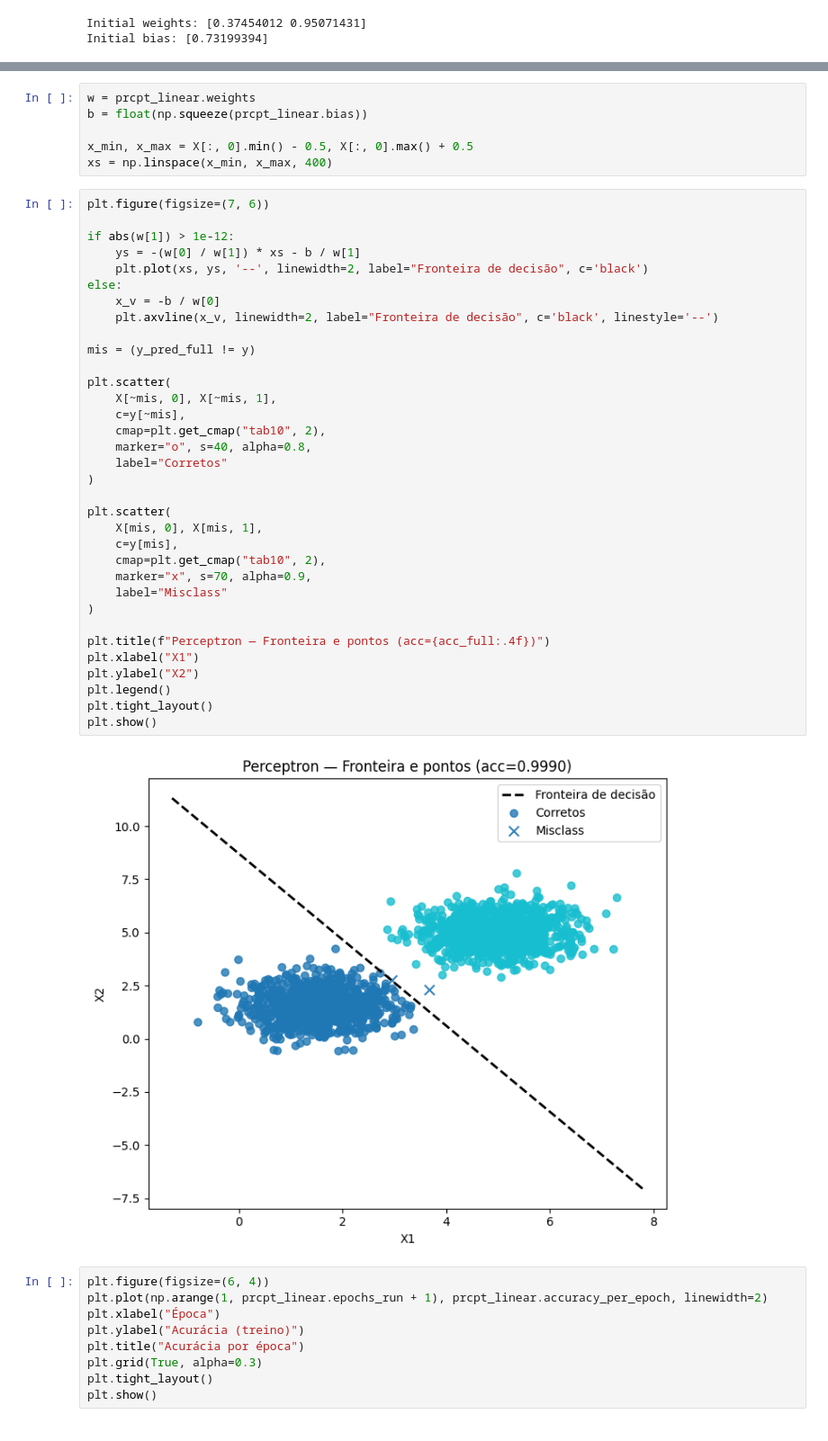
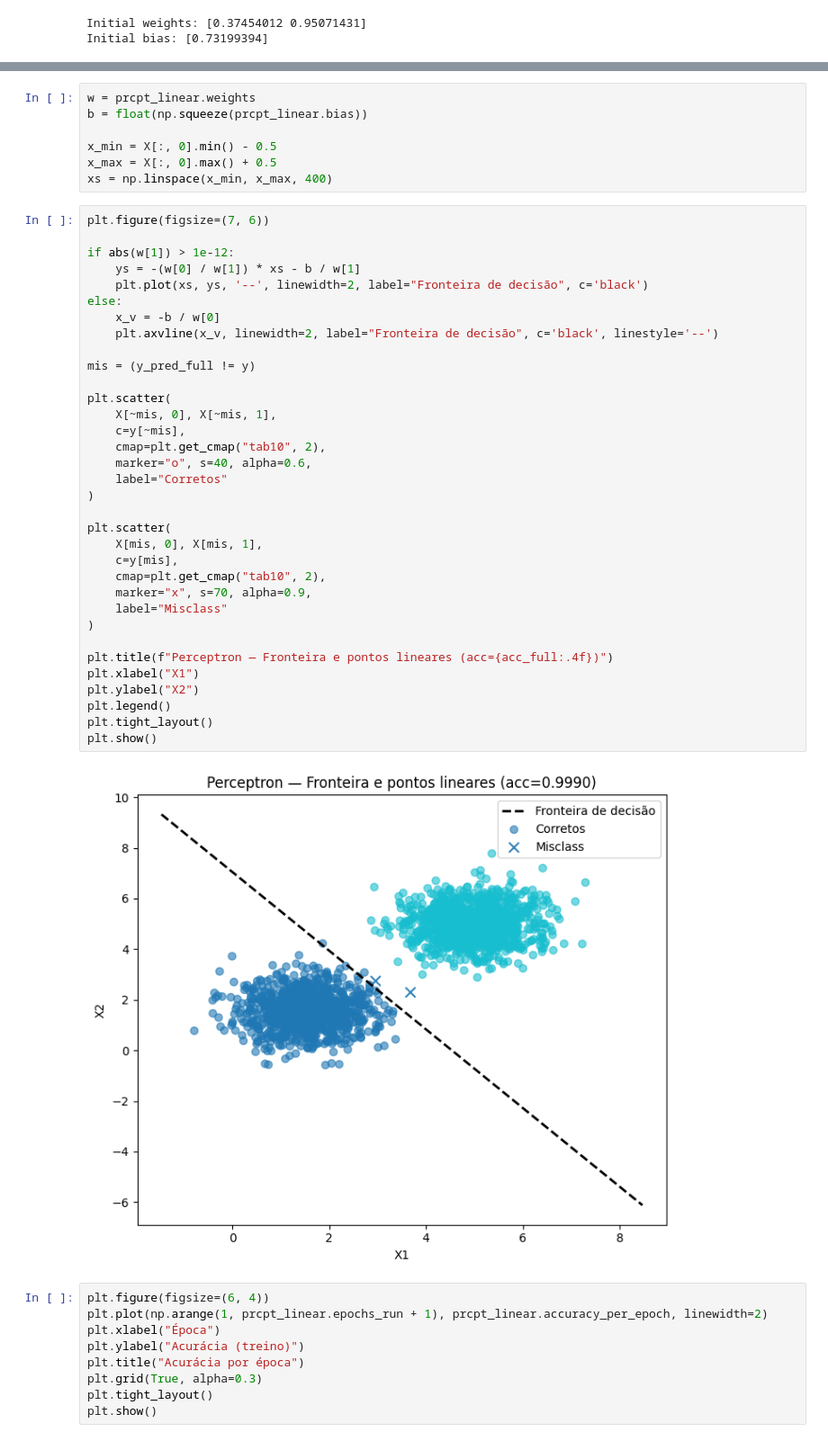
Before and after one commit to luccagkao/documentation.neural_networks, a Jupyter notebook: docs/exercicios/perceptron/perceptron.ipynb, the cells around one changed output, grey strips where cells are left out. Shown at 90% size. Drawn from its saved outputs; the diff is of its cells as text.

```diff
--- a/docs/exercicios/perceptron/perceptron.ipynb
+++ b/docs/exercicios/perceptron/perceptron.ipynb
@@ -82,7 +256,8 @@ Acurácia no dataset completo: 0.999
 w = prcpt_linear.weights
 b = float(np.squeeze(prcpt_linear.bias))
 
-x_min, x_max = X[:, 0].min() - 0.5, X[:, 0].max() + 0.5
+x_min = X[:, 0].min() - 0.5
+x_max = X[:, 0].max() + 0.5
 xs = np.linspace(x_min, x_max, 400)
 # %%
 plt.figure(figsize=(7, 6))
@@ -90,36 +265,36 @@ plt.figure(figsize=(7, 6))
 if abs(w[1]) > 1e-12:
     ys = -(w[0] / w[1]) * xs - b / w[1]
     plt.plot(xs, ys, '--', linewidth=2, label="Fronteira de decisão", c='black')
 else:
     x_v = -b / w[0]
     plt.axvline(x_v, linewidth=2, label="Fronteira de decisão", c='black', linestyle='--')
 
 mis = (y_pred_full != y)
 
 plt.scatter(
     X[~mis, 0], X[~mis, 1],
     c=y[~mis],
     cmap=plt.get_cmap("tab10", 2),
-    marker="o", s=40, alpha=0.8,
+    marker="o", s=40, alpha=0.6,
     label="Corretos"
 )
 
 plt.scatter(
     X[mis, 0], X[mis, 1],
     c=y[mis],
     cmap=plt.get_cmap("tab10", 2),
     marker="x", s=70, alpha=0.9,
     label="Misclass"
 )
 
-plt.title(f"Perceptron — Fronteira e pontos (acc={acc_full:.4f})")
+plt.title(f"Perceptron — Fronteira e pontos lineares (acc={acc_full:.4f})")
 plt.xlabel("X1")
 plt.ylabel("X2")
 plt.legend()
 plt.tight_layout()
 plt.show()
 # %% [output]
-[figure, old version]
+[figure, new version]
 # %%
 plt.figure(figsize=(6, 4))
 plt.plot(np.arange(1, prcpt_linear.epochs_run + 1), prcpt_linear.accuracy_per_epoch, linewidth=2)
```
Also changed, not shown: parts of 39 cells of this notebook, 1 other file.
